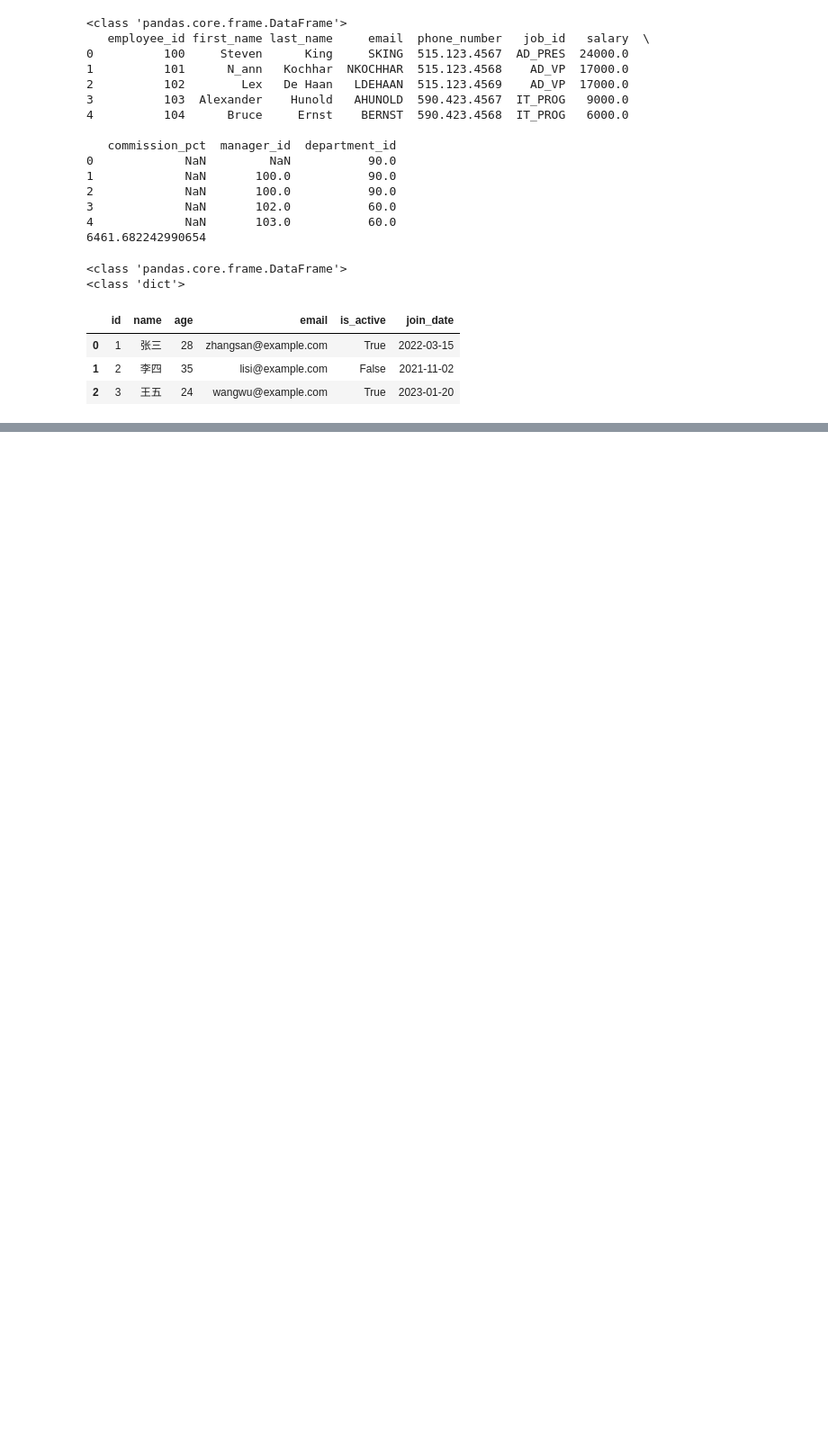
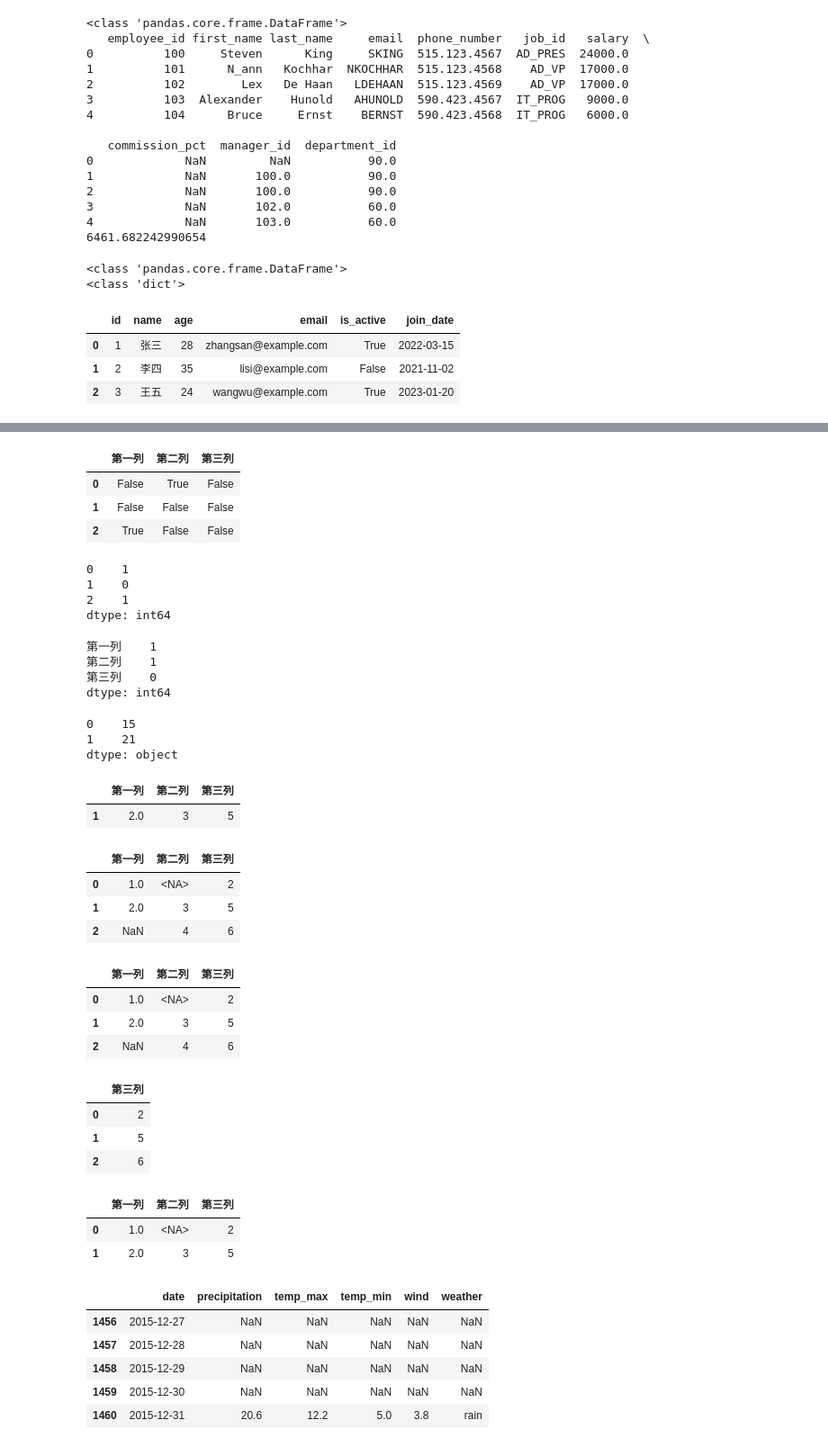
Before and after one commit to zimiao-dev/Python-Data-Analysis-Learning, a Jupyter notebook: 03_data_analysis/data_analysis.ipynb, the cells around one changed output, grey strips where cells are left out. Shown at 90% size. Drawn from its saved outputs; the diff is of its cells as text; code cells hidden in the pictures; blank space fills up the shorter version.

```diff
--- a/03_data_analysis/data_analysis.ipynb
+++ b/03_data_analysis/data_analysis.ipynb
@@ -43,0 +101,72 @@ df
+# %%
+df.isnull()
+# %% [output]
+|  | 第一列 | 第二列 | 第三列 |
+| 0 | False | True | False |
+| 1 | False | False | False |
+| 2 | True | False | False |
+# %%
+ # 查看缺失值个数
+df.isna().sum(axis=1)
+# %% [output]
+0    1
+1    0
+2    1
+dtype: int64
+# %%
+df.isna().sum()
+# %% [output]
+第一列    1
+第二列    1
+第三列    0
+dtype: int64
+# %%
+# 剔除缺失值
+s.dropna()
+# %% [output]
+0    15
+1    21
+dtype: object
+# %%
+df.dropna() # 含缺失值的记录被整条删除
+# %% [output]
+|  | 第一列 | 第二列 | 第三列 |
+| 1 | 2.0 | 3 | 5 |
+# %%
+df.dropna(how='all') # 如果整行都是缺失值，就保留
+# %% [output]
+|  | 第一列 | 第二列 | 第三列 |
+| 0 | 1.0 | <NA> | 2 |
+| 1 | 2.0 | 3 | 5 |
+| 2 | NaN | 4 | 6 |
+# %%
+df.dropna(thresh=2) # 如果至少有 n 个不是缺失值，就保留
+# %% [output]
+|  | 第一列 | 第二列 | 第三列 |
+| 0 | 1.0 | <NA> | 2 |
+| 1 | 2.0 | 3 | 5 |
+| 2 | NaN | 4 | 6 |
+# %%
+df.dropna(axis=1) # 剔除一整列
+# %% [output]
+|  | 第三列 |
+| 0 | 2 |
+| 1 | 5 |
+| 2 | 6 |
+# %%
+df.dropna(subset=['第一列']) # 剔除指定列中有缺失值的行
+# %% [output]
+|  | 第一列 | 第二列 | 第三列 |
+| 0 | 1.0 | <NA> | 2 |
+| 1 | 2.0 | 3 | 5 |
+# %%
+# 填充缺失值
+df = pd.read_csv('D:/Code/Python-Data-Analysis-Learning/data/weather_withna.csv')
+df.tail()
+# %% [output]
+|  | date | precipitation | temp_max | temp_min | wind | weather |
+| 1456 | 2015-12-27 | NaN | NaN | NaN | NaN | NaN |
+| 1457 | 2015-12-28 | NaN | NaN | NaN | NaN | NaN |
+| 1458 | 2015-12-29 | NaN | NaN | NaN | NaN | NaN |
+| 1459 | 2015-12-30 | NaN | NaN | NaN | NaN | NaN |
+| 1460 | 2015-12-31 | 20.6 | 12.2 | 5.0 | 3.8 | rain |
```
Also changed, not shown: parts of 13 cells of this notebook.
